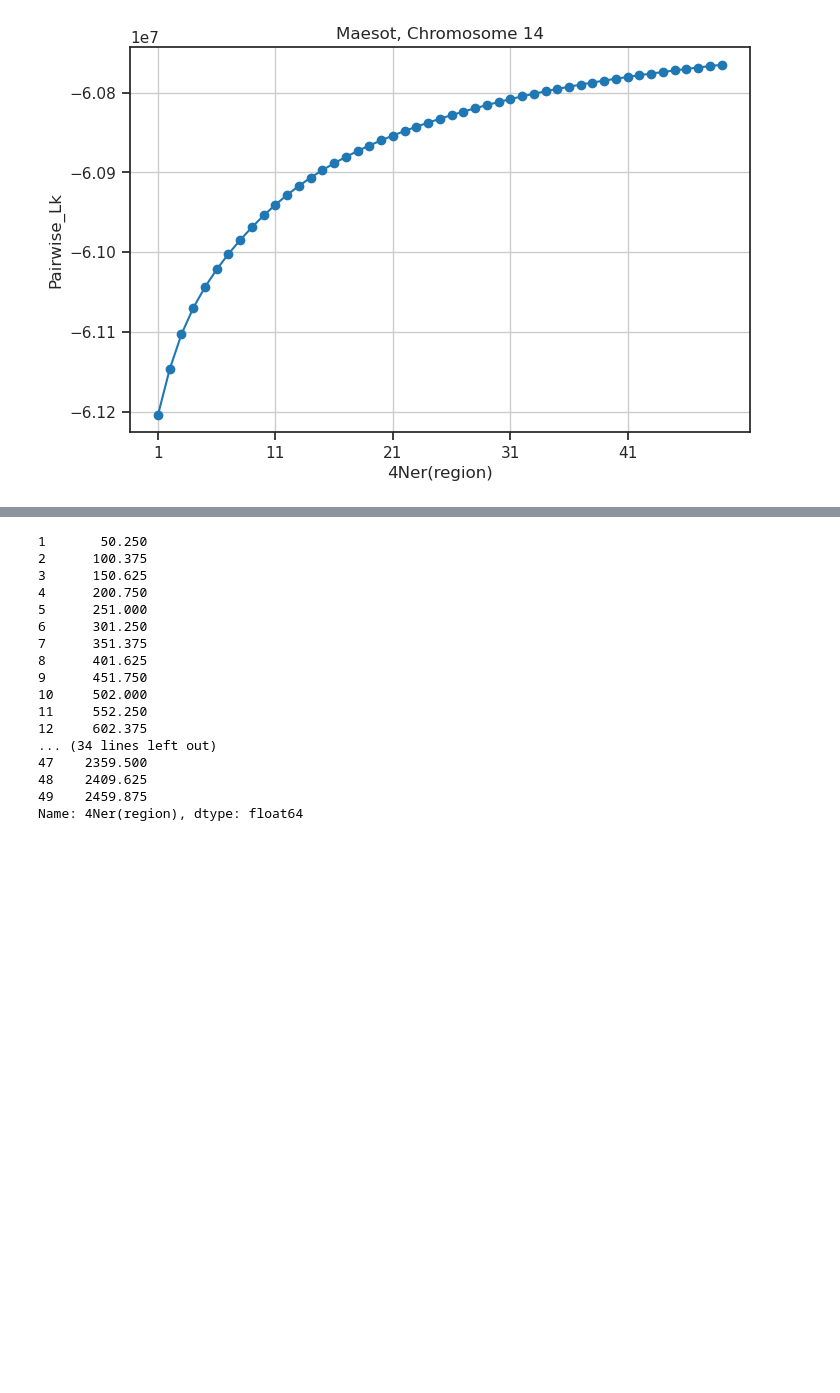
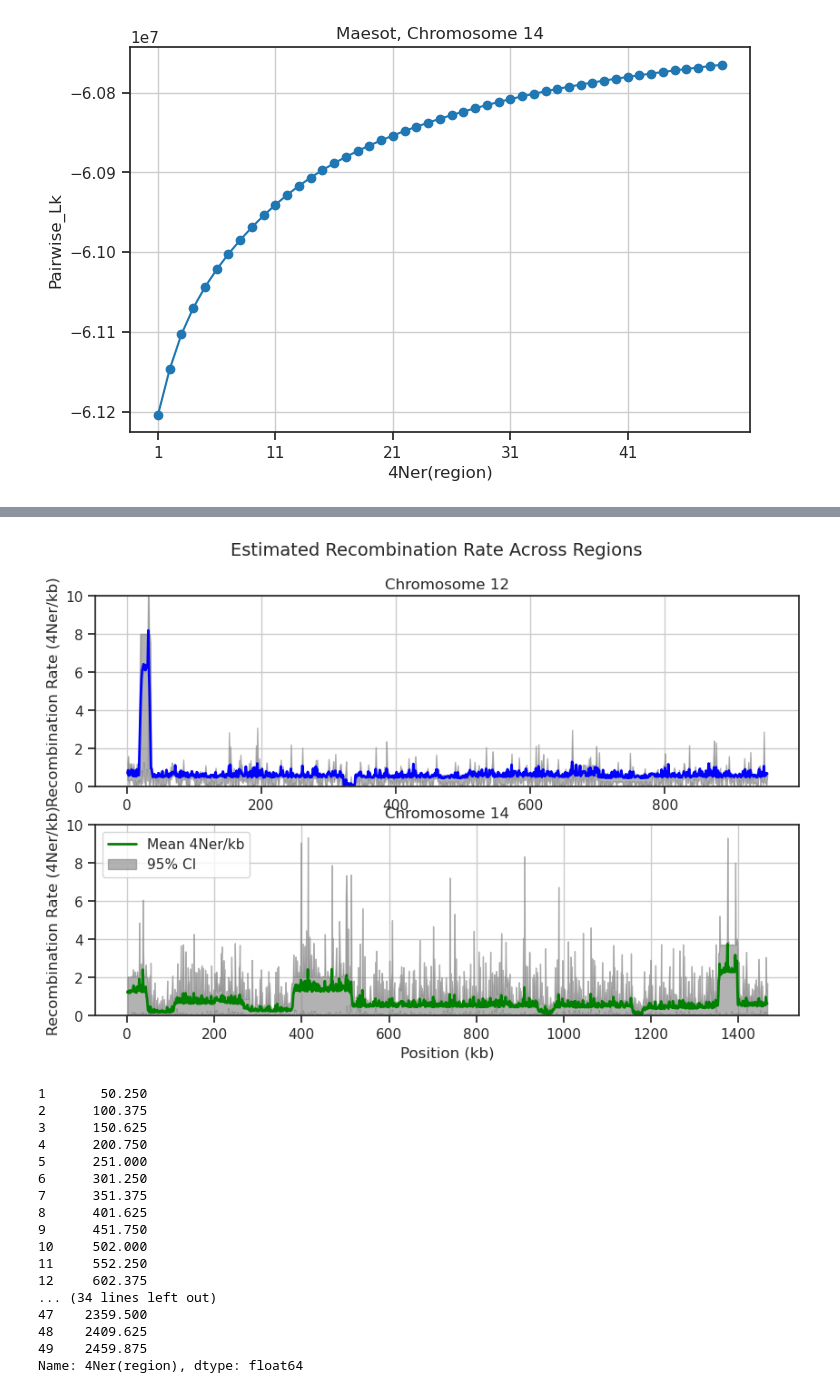
Before and after one commit to Uthara28/Plasmodium_PopGen, a Jupyter notebook: Final_analysis/2_LD_Hat/plot_results.ipynb, the cells around one changed output, grey strips where cells are left out. Saved outputs shown, nothing was run; the diff lists cells and outputs as text; code cells hidden in the pictures; blank space fills up the shorter version.

```diff
--- a/Final_analysis/2_LD_Hat/plot_results.ipynb
+++ b/Final_analysis/2_LD_Hat/plot_results.ipynb
@@ -254,3 +254,44 @@ plt.show()
+# %%
+
+# Step 1: Read the res.txt file
+res1 = pd.read_csv("/home/usriniva/Desktop/masters/plasmodium/Final_analysis/2_LD_Hat/LD_hat_results_wmask/Ms_chrom12/res.txt", sep='\s+')
+res2 = pd.read_csv("/home/usriniva/Desktop/masters/plasmodium/Final_analysis/2_LD_Hat/LD_hat_results_wmask/Ms_chrom14/res.txt", sep='\s+')
+
+# Remove the summary row (Loci == -1.000)
+res1 = res1[res1['Loci'] > 0]
+res2 = res2[res2['Loci'] > 0]
+# %%
+
+
+# Step 2: Plot Mean_rho with 95% credible interval
+fig, (ax1, ax2) = plt.subplots(2, figsize=(10, 6))
+
+# Plot for Chromosome 12
+ax1.plot(res1['Loci'], res1['Mean_rho'], label='Mean 4Ner/kb', color='blue', linewidth=2)
+ax1.fill_between(res1['Loci'], res1['L95'], res1['U95'], color='gray', alpha=0.6, label='95% CI')
+ax1.set_ylabel("Recombination Rate (4Ner/kb)")
+ax1.set_title("Chromosome 12")
+ax1.set_ylim(0,10)
+#ax1.legend()
+ax1.grid(True)
+
+# Plot for Chromosome 14
+ax2.plot(res2['Loci'], res2['Mean_rho'], label='Mean 4Ner/kb', color='green', linewidth=2)
+ax2.fill_between(res2['Loci'], res2['L95'], res2['U95'], color='gray', alpha=0.6, label='95% CI')
+ax2.set_xlabel("Position (kb)")
+ax2.set_ylabel("Recombination Rate (4Ner/kb)")
+ax2.set_title("Chromosome 14")
+ax2.grid(True)
+ax2.set_ylim(0,10)
+ax2.legend()
+
+
+# Overall title and layout
+fig.suptitle("Estimated Recombination Rate Across Regions", fontsize=14)
+#plt.tight_layout(rect=[0, 0, 1, 0.96])
+plt.show()
+# %% [output]
+[figure, added]
 # %%
 # Inspect the first few rows
 #print(df)
```
Also changed, not shown: parts of 3 cells of this notebook, 36 other files.
